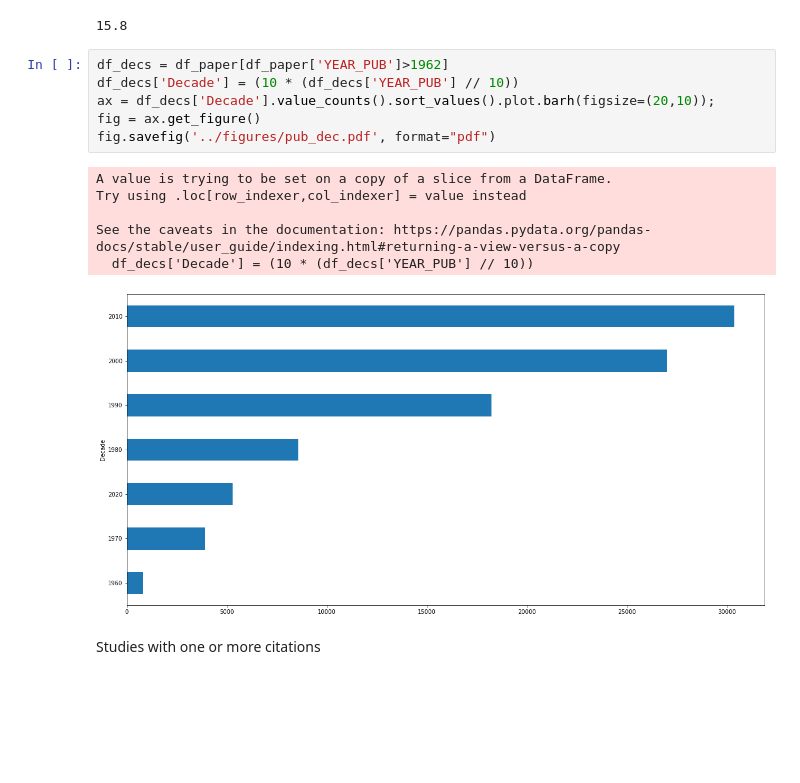
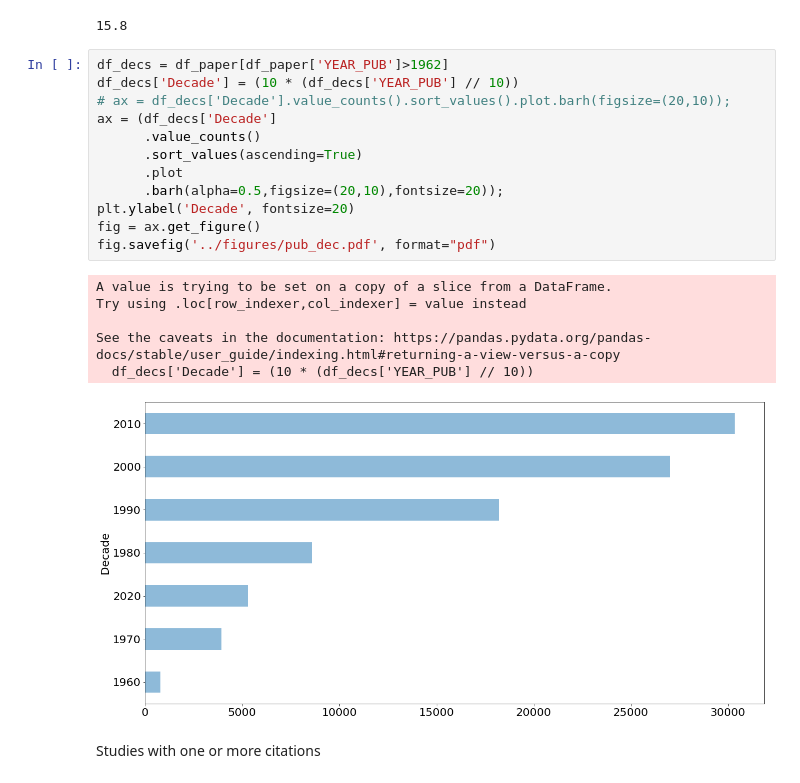
Before and after one commit to ICPSR/mica-data-descriptor, a Jupyter notebook: notebooks/describe-data.ipynb, the cells around one changed output. Saved outputs shown, nothing was run; the diff lists cells and outputs as text; blank space fills up the shorter version.

```diff
--- a/notebooks/describe-data.ipynb
+++ b/notebooks/describe-data.ipynb
@@ -240,16 +252,22 @@ round((df_paper[df_paper['DIM_LINKOUT']!=''].DIM_LINKOUT.count()/df_paper['REF_I
 # %%
 df_decs = df_paper[df_paper['YEAR_PUB']>1962]
 df_decs['Decade'] = (10 * (df_decs['YEAR_PUB'] // 10))
-ax = df_decs['Decade'].value_counts().sort_values().plot.barh(figsize=(20,10));
+# ax = df_decs['Decade'].value_counts().sort_values().plot.barh(figsize=(20,10));
+ax = (df_decs['Decade']
+      .value_counts()
+      .sort_values(ascending=True)
+      .plot
+      .barh(alpha=0.5,figsize=(20,10),fontsize=20));
+plt.ylabel('Decade', fontsize=20)
 fig = ax.get_figure()
 fig.savefig('../figures/pub_dec.pdf', format="pdf")
 # %% [output]
 A value is trying to be set on a copy of a slice from a DataFrame.
 Try using .loc[row_indexer,col_indexer] = value instead
 
 See the caveats in the documentation: https://pandas.pydata.org/pandas-docs/stable/user_guide/indexing.html#returning-a-view-versus-a-copy
   df_decs['Decade'] = (10 * (df_decs['YEAR_PUB'] // 10))
-[figure, old version]
+[figure, new version]
 # %% [markdown]
 Studies with one or more citations
 # %%
```
Also changed, not shown: parts of 6 cells of this notebook.
